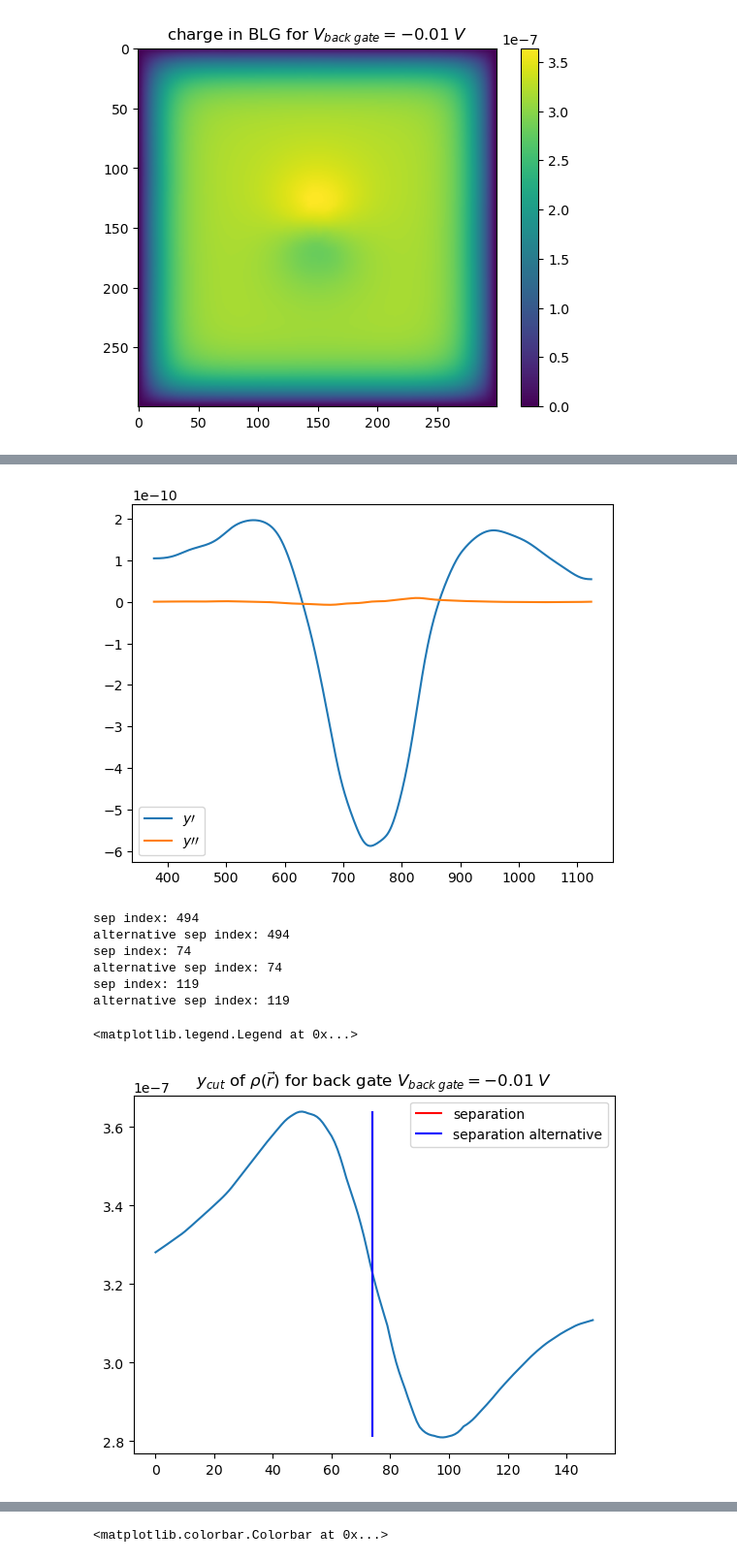
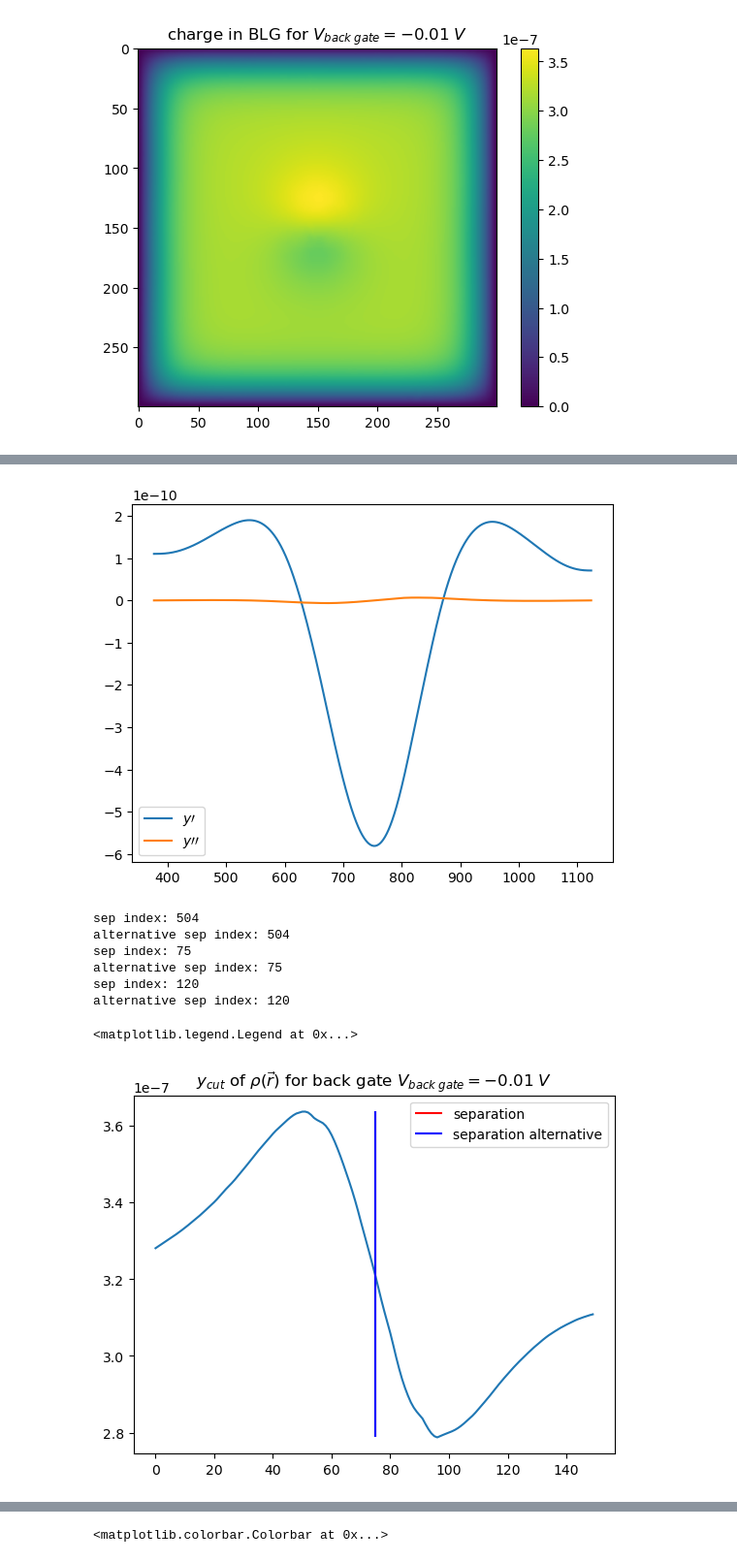
Before and after one commit to bastistoeck/Projektarbeit-1, a Jupyter notebook: class_testing.ipynb, the cells around one changed output, grey strips where cells are left out. Shown at 97% size. Saved outputs shown, nothing was run; the diff lists cells and outputs as text; code cells hidden in the pictures.

```diff
--- a/class_testing.ipynb
+++ b/class_testing.ipynb
@@ -237,7 +278,7 @@ x = np.linspace(0, x_max, fem_n)
 x = x[larger_cut_index:fem_n - larger_cut_index]
 
 
-spline = interpolate.make_smoothing_spline(x, y_cut, lam=10000)
+spline = interpolate.make_smoothing_spline(x, y_cut, lam=100000)
 x_new = np.linspace(x[0], x[-1], 1000)
 
 y_interp = spline(x_new)
@@ -297,12 +338,12 @@ plt.legend()
-[figure, old version]
+[figure, new version]
-sep index: 494
-alternative sep index: 494
-sep index: 74
-alternative sep index: 74
-sep index: 119
-alternative sep index: 119
+sep index: 504
+alternative sep index: 504
+sep index: 75
+alternative sep index: 75
+sep index: 120
+alternative sep index: 120
 <matplotlib.legend.Legend at 0x...>
-[figure, old version]
+[figure, new version]
 # %%
 ### find centers of charges
 
```
Also changed, not shown: parts of 10 cells of this notebook, 3 other files.
